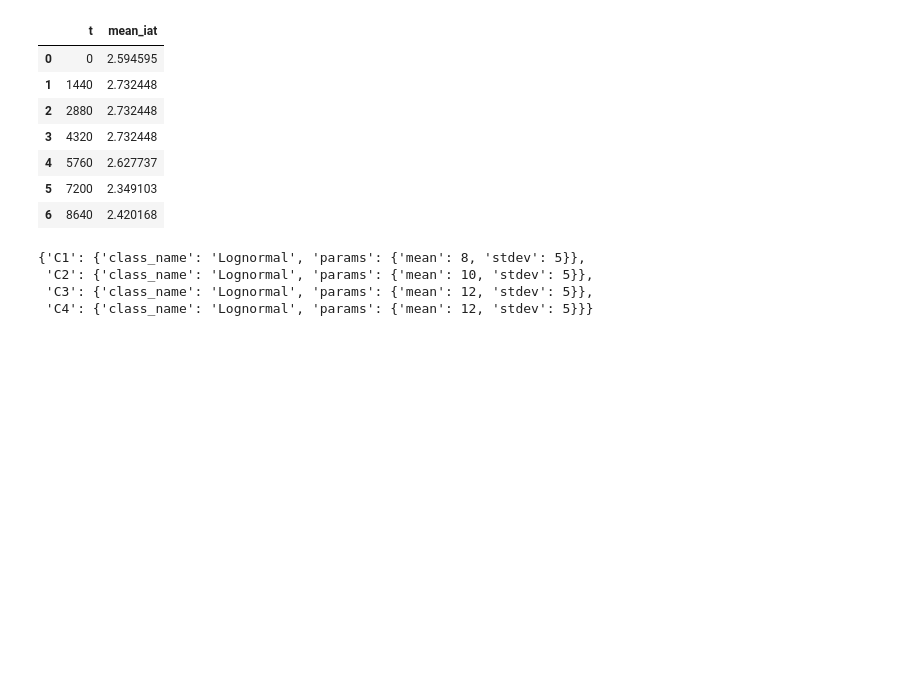
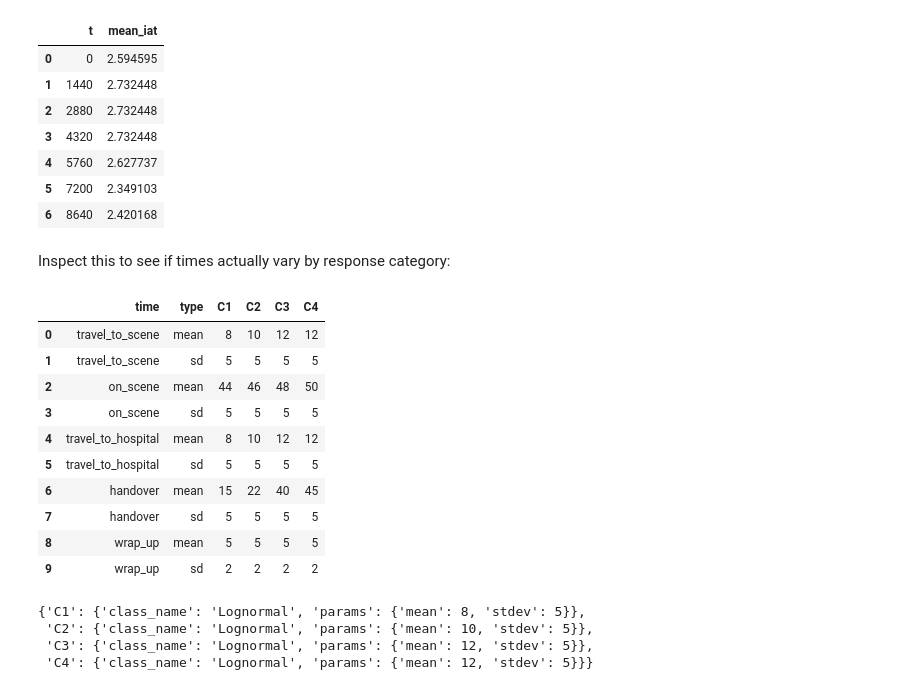
Before and after one commit to ambmodels/ambdes, a Jupyter notebook: docs/stage1/baseline.ipynb, the cells around one changed output. Saved outputs shown, nothing was run; the diff lists cells and outputs as text; code cells hidden in the pictures; blank space fills up the shorter version.

Commit message:
docs(modeloverview): amend next steps - mean/sd do show vary - maybe want more on raw

```diff
--- a/docs/stage1/baseline.ipynb
+++ b/docs/stage1/baseline.ipynb
@@ -34,6 +34,22 @@ display(arrival_config.nspp_df)
 | 6 | 8640 | 2.420168 |
 # %%
 times_config = TimesConfig(times_csv="data/times.csv")
+# %% [markdown]
+Inspect this to see if times actually vary by response category:
+# %%
+times_config.times_df
+# %% [output]
+|  | time | type | C1 | C2 | C3 | C4 |
+| 0 | travel_to_scene | mean | 8 | 10 | 12 | 12 |
+| 1 | travel_to_scene | sd | 5 | 5 | 5 | 5 |
+| 2 | on_scene | mean | 44 | 46 | 48 | 50 |
+| 3 | on_scene | sd | 5 | 5 | 5 | 5 |
+| 4 | travel_to_hospital | mean | 8 | 10 | 12 | 12 |
+| 5 | travel_to_hospital | sd | 5 | 5 | 5 | 5 |
+| 6 | handover | mean | 15 | 22 | 40 | 45 |
+| 7 | handover | sd | 5 | 5 | 5 | 5 |
+| 8 | wrap_up | mean | 5 | 5 | 5 | 5 |
+| 9 | wrap_up | sd | 2 | 2 | 2 | 2 |
 # %%
 times_config.lognormal_config("travel_to_scene")
 # %% [output]
```
Also changed, not shown: parts of 8 cells of this notebook, 1 other file.
